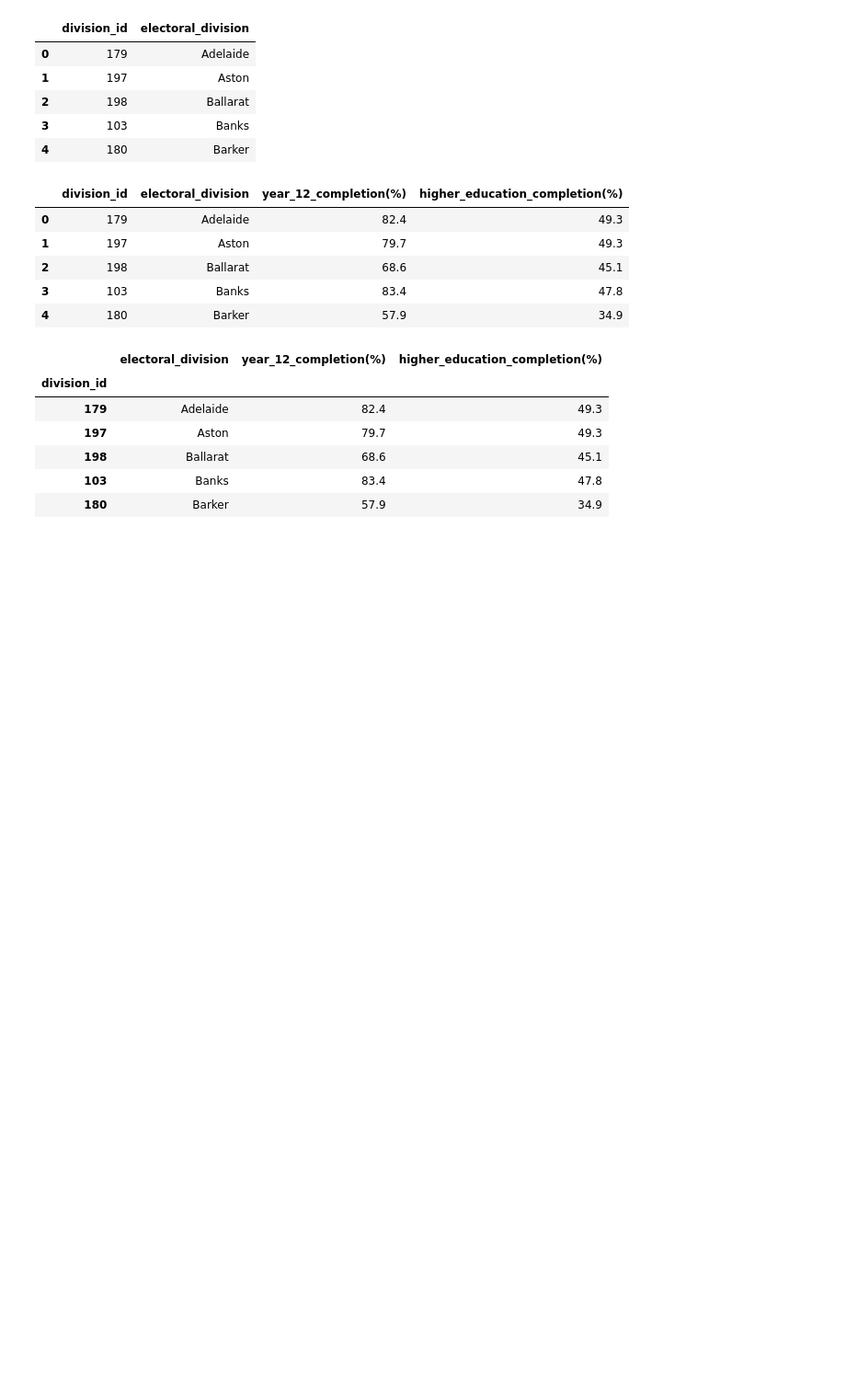
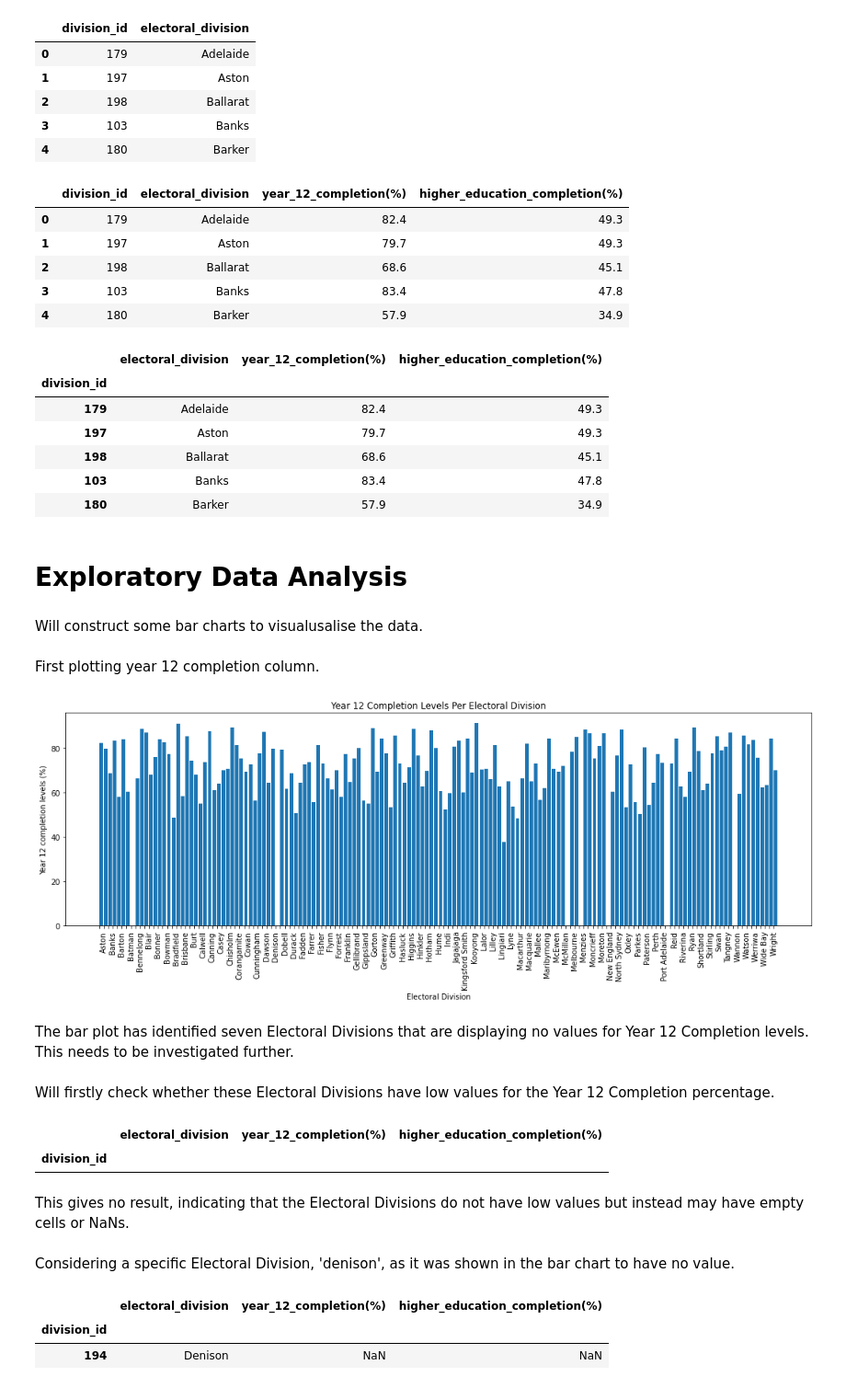
Before and after one commit to annewieggers/ETL-project, a Jupyter notebook: 10-extracting_transforming_commonwealth_electorate_education.ipynb, the cells around one changed output. Shown: that part at 92% size. Cells and saved outputs as stored; diff of their text form; code cells hidden in the pictures; blank space fills up the shorter version.

```diff
--- a/10-extracting_transforming_commonwealth_electorate_education.ipynb
+++ b/10-extracting_transforming_commonwealth_electorate_education.ipynb
@@ -182,3 +182,56 @@ merged_df.head()
 | 198 | Ballarat | 68.6 | 45.1 |
 | 103 | Banks | 83.4 | 47.8 |
 | 180 | Barker | 57.9 | 34.9 |
+# %% [markdown]
+# Exploratory Data Analysis
+# %% [markdown]
+Will construct some bar charts to visualusalise the data.
+# %% [markdown]
+First plotting year 12 completion column.
+# %%
+import matplotlib.pyplot as plt
+
+# setting the size of the figure
+fig = plt.figure(figsize=(14, 4))
+ax = fig.add_axes([0,0,1,1])
+# plotting the bar chart
+ax.bar(merged_df['electoral_division'], merged_df['year_12_completion(%)'], align='edge')
+
+# setting labels
+plt.title('Year 12 Completion Levels Per Electoral Division')
+plt.xlabel('Electoral Division')
+plt.ylabel('Year 12 completion levels (%)')
+
+# rotating the x labels and displaying only every second one
+plt.xticks(rotation = 90)
+for label in ax.get_xaxis().get_ticklabels()[::2]:
+    label.set_visible(False)
+plt.show()
+
+# only labelling every second x tick for example
+# %% [output]
+[figure, added]
+# %% [markdown]
+The bar plot has identified seven Electoral Divisions that are displaying no values for Year 12 Completion levels. This needs to be investigated further.
+# %% [markdown]
+Will firstly check whether these Electoral Divisions have low values for the Year 12 Completion percentage.
+# %%
+# Using loc to view Electoral Divisions that have Year 12 Completion percentages between 0 and 20%
+
+low_numbers = merged_df.loc[(merged_df['year_12_completion(%)'] >= 0) & (merged_df['year_12_completion(%)'] <= 20), :]
+low_numbers
+# %% [output]
+|  | electoral_division | year_12_completion(%) | higher_education_completion(%) |
+| division_id |  |  |  |
+# %% [markdown]
+This gives no result, indicating that the Electoral Divisions do not have low values but instead may have empty cells or NaNs.
+# %% [markdown]
+Considering a specific Electoral Division, 'denison', as it was shown in the bar chart to have no value.
+# %%
+# Using loc to reduce the dataframe to only show the electoral division 'Denison'
+denison = merged_df.loc[(merged_df['electoral_division'] == 'Denison'),:]
+denison
+# %% [output]
+|  | electoral_division | year_12_completion(%) | higher_education_completion(%) |
+| division_id |  |  |  |
+| 194 | Denison | NaN | NaN |
```
Also changed, not shown: parts of 26 cells of this notebook.
